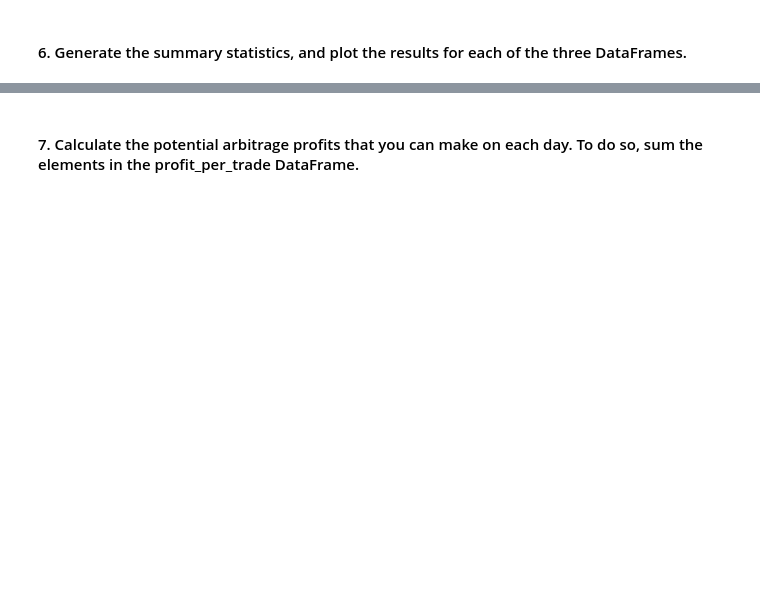
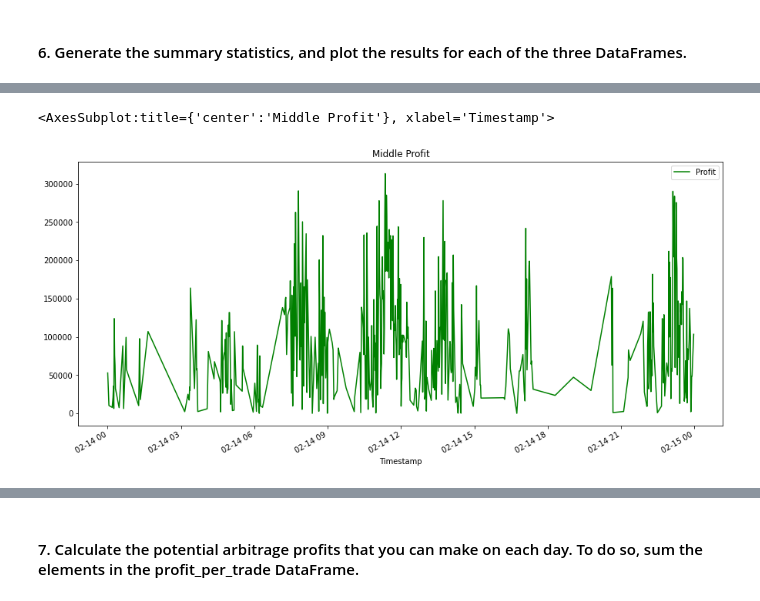
Before and after one commit to seanpatel19/Challenge-3-, a Jupyter notebook: crypto_arbitrage.ipynb, the cells around one changed output, grey strips where cells are left out. Saved outputs shown, nothing was run; the diff lists cells and outputs as text; code cells hidden in the pictures; blank space fills up the shorter version.

```diff
--- a/crypto_arbitrage.ipynb
+++ b/crypto_arbitrage.ipynb
@@ -507,0 +638,4 @@ profit_per_trade_early = # YOUR CODE HERE
+# %%
+profit_middle = profitable_trades_middle * bitstamp_sliced.loc['2018-02-14']
+profit_per_trade_middle = profit_middle.dropna()
+profit_per_trade_middle
@@ -515,0 +721,5 @@ profit_per_trade_early = # YOUR CODE HERE
+# %%
+profit_per_trade_middle.plot(legend=True, figsize=(15, 7), title="Middle Profit", color="green", label="Profit")
+# %% [output]
+<AxesSubplot:title={'center':'Middle Profit'}, xlabel='Timestamp'>
+[figure, added]
```
Also changed, not shown: parts of 28 cells of this notebook, 1 other file.
